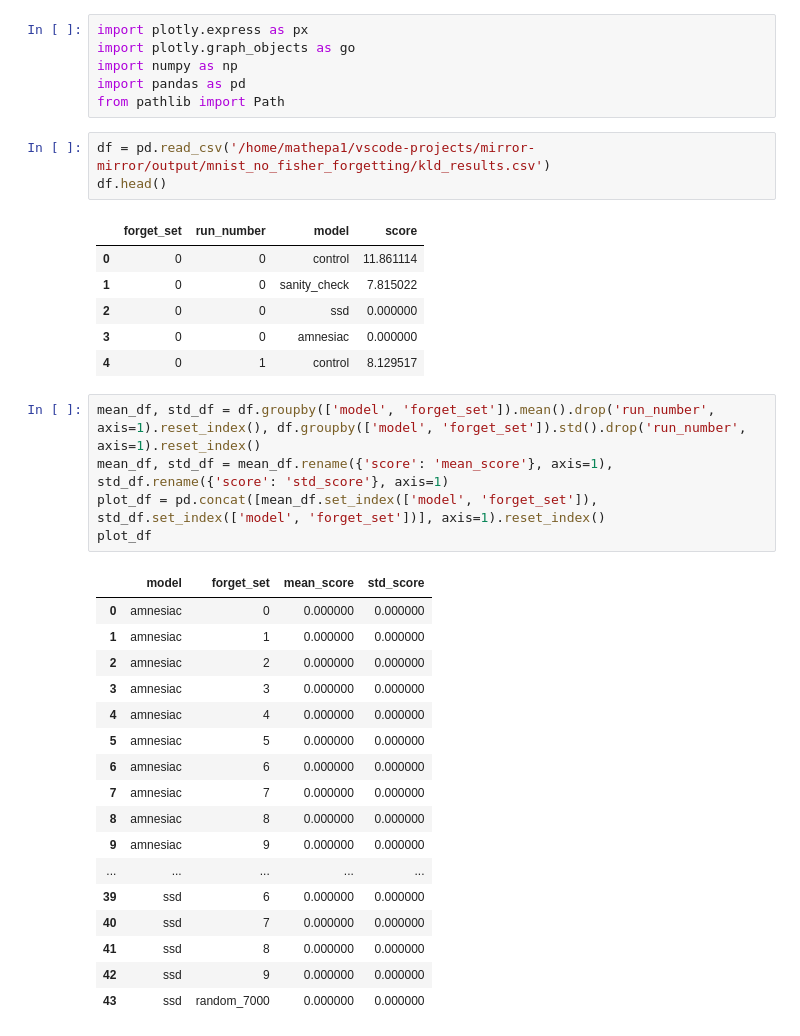
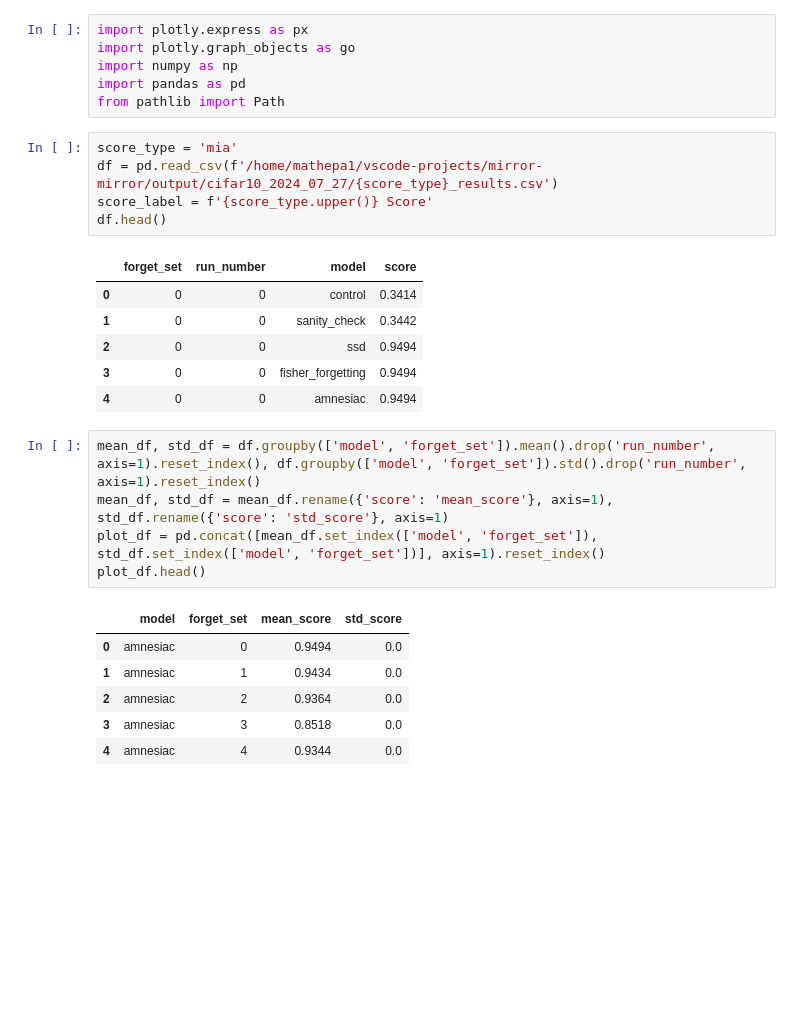
Before and after one commit to PhilMathew/mirror-mirror, a Jupyter notebook: visualize_results.ipynb, the cells around one changed output. Cells and saved outputs as stored; diff of their text form; blank space fills up the shorter version.

```diff
--- a/visualize_results.ipynb
+++ b/visualize_results.ipynb
@@ -5,38 +5,29 @@ import numpy as np
 import pandas as pd
 from pathlib import Path
 # %%
-df = pd.read_csv('/home/mathepa1/vscode-projects/mirror-mirror/output/mnist_no_fisher_forgetting/kld_results.csv')
+score_type = 'mia'
+df = pd.read_csv(f'/home/mathepa1/vscode-projects/mirror-mirror/output/cifar10_2024_07_27/{score_type}_results.csv')
+score_label = f'{score_type.upper()} Score'
 df.head()
 # %% [output]
 |  | forget_set | run_number | model | score |
-| 0 | 0 | 0 | control | 11.861114 |
-| 1 | 0 | 0 | sanity_check | 7.815022 |
-| 2 | 0 | 0 | ssd | 0.000000 |
-| 3 | 0 | 0 | amnesiac | 0.000000 |
-| 4 | 0 | 1 | control | 8.129517 |
+| 0 | 0 | 0 | control | 0.3414 |
+| 1 | 0 | 0 | sanity_check | 0.3442 |
+| 2 | 0 | 0 | ssd | 0.9494 |
+| 3 | 0 | 0 | fisher_forgetting | 0.9494 |
+| 4 | 0 | 0 | amnesiac | 0.9494 |
 # %%
 mean_df, std_df = df.groupby(['model', 'forget_set']).mean().drop('run_number', axis=1).reset_index(), df.groupby(['model', 'forget_set']).std().drop('run_number', axis=1).reset_index()
 mean_df, std_df = mean_df.rename({'score': 'mean_score'}, axis=1), std_df.rename({'score': 'std_score'}, axis=1)
 plot_df = pd.concat([mean_df.set_index(['model', 'forget_set']), std_df.set_index(['model', 'forget_set'])], axis=1).reset_index()
-plot_df
+plot_df.head()
 # %% [output]
 |  | model | forget_set | mean_score | std_score |
-| 0 | amnesiac | 0 | 0.000000 | 0.000000 |
-| 1 | amnesiac | 1 | 0.000000 | 0.000000 |
-| 2 | amnesiac | 2 | 0.000000 | 0.000000 |
-| 3 | amnesiac | 3 | 0.000000 | 0.000000 |
-| 4 | amnesiac | 4 | 0.000000 | 0.000000 |
-| 5 | amnesiac | 5 | 0.000000 | 0.000000 |
-| 6 | amnesiac | 6 | 0.000000 | 0.000000 |
-| 7 | amnesiac | 7 | 0.000000 | 0.000000 |
-| 8 | amnesiac | 8 | 0.000000 | 0.000000 |
-| 9 | amnesiac | 9 | 0.000000 | 0.000000 |
-| ... | ... | ... | ... | ... |
-| 39 | ssd | 6 | 0.000000 | 0.000000 |
-| 40 | ssd | 7 | 0.000000 | 0.000000 |
-| 41 | ssd | 8 | 0.000000 | 0.000000 |
-| 42 | ssd | 9 | 0.000000 | 0.000000 |
-| 43 | ssd | random_7000 | 0.000000 | 0.000000 |
+| 0 | amnesiac | 0 | 0.9494 | 0.0 |
+| 1 | amnesiac | 1 | 0.9434 | 0.0 |
+| 2 | amnesiac | 2 | 0.9364 | 0.0 |
+| 3 | amnesiac | 3 | 0.8518 | 0.0 |
+| 4 | amnesiac | 4 | 0.9344 | 0.0 |
 # %%
 fig = px.bar(
     plot_df,
```
Also changed, not shown: parts of 1 cell of this notebook.
